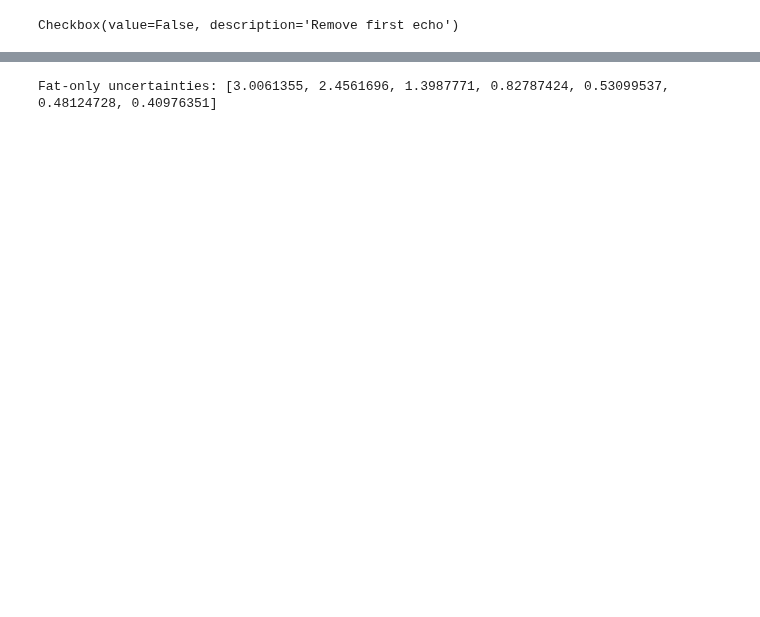
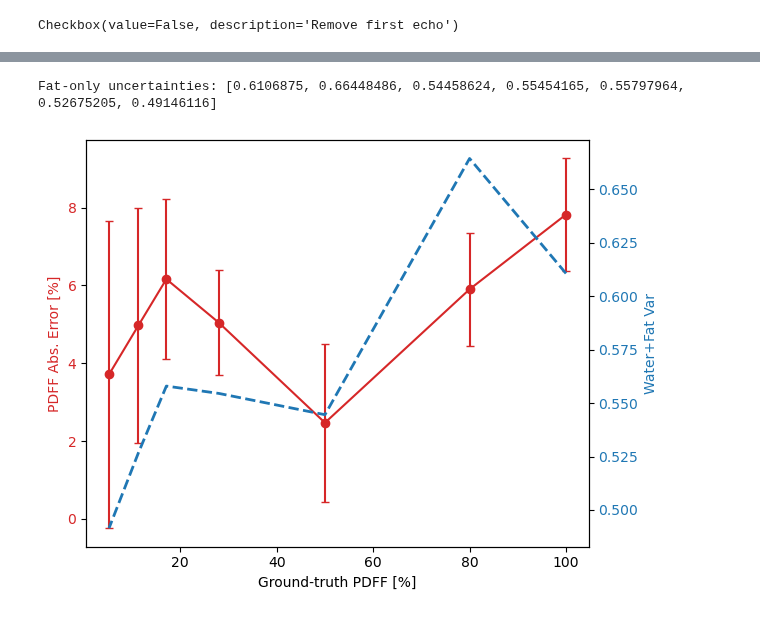
Before and after one commit to jpmeneses/IDEAL-GAN, a Jupyter notebook: ROI_phantom.ipynb, the cells around one changed output, grey strips where cells are left out. Cells and saved outputs as stored; diff of their text form; code cells hidden in the pictures; blank space fills up the shorter version.

```diff
--- a/ROI_phantom.ipynb
+++ b/ROI_phantom.ipynb
@@ -469,5 +469,6 @@ Model result:    0.026823103
 # %%
 PDFF_res_all = list()
+PDFF_iqr_all = list()
 PDFF_gt_all = list()
 rect_hgt,rect_wdt = 13,13
 for k in verts_list:
@@ -483,7 +484,9 @@ for k in verts_list:
     wf_all = wf_aux[r1:r2,c1:c2]
     PDFF_aux = np.where(f_all>=w_all, f_all/wf_all, 1-w_all/wf_all)
     PDFF_res_aux = np.median(PDFF_aux)
+    PDFF_iqr_aux = np.quantile(PDFF_aux,0.75) - np.quantile(PDFF_aux,0.25)
     PDFF_res_all.append(PDFF_res_aux)
+    PDFF_iqr_all.append(PDFF_iqr_aux)
     # PDFF crops - GT magnitude results
     # w_all_gt = testY[(k_prev+4):(k-4):,r1:r2,c1:c2,0]
     # f_all_gt = testY[(k_prev+4):(k-4),r1:r2,c1:c2,1]
@@ -549,12 +553,35 @@ for k in verts_list:
     c1,c2 = left_x,(left_x+rect_wdt)
     # R2* crops - complex model results
     fim_all = f_aux[r1:r2,c1:c2]
+    wuq_all = W_var[r1:r2,c1:c2]
     fuq_all = F_var[r1:r2,c1:c2]
-    fuq_sc_all = fuq_all#/(fim_all**2)
+    wfuq_all = WF_var[r1:r2,c1:c2]
+    fuq_sc_all = wuq_all + fuq_all + 2*wfuq_all #/(fim_all**2)
     fuq_res_aux = np.mean(fuq_sc_all)
     fuq_res_all.append(np.sqrt(fuq_res_aux))
 
 # Display uncertainties
 print('Fat-only uncertainties:',fuq_res_all)
 # %% [output]
-Fat-only uncertainties: [3.0061355, 2.4561696, 1.3987771, 0.82787424, 0.53099537, 0.48124728, 0.40976351]
+Fat-only uncertainties: [0.6106875, 0.66448486, 0.54458624, 0.55454165, 0.55797964, 0.52675205, 0.49146116]
+# %%
+fig, ax1 = plt.subplots()
+
+color = 'tab:red'
+ax1.set_xlabel('Ground-truth PDFF [%]')
+ax1.set_ylabel('PDFF Abs. Error [%]', color=color)
+ax1.errorbar(100.0*np.round(PDFF_gt_all,4), 100.0*np.round(PDFF_err_list,4),
+             100.0*np.round(PDFF_iqr_all,4), marker='o', color=color, capsize=3)
+ax1.tick_params(axis='y', labelcolor=color)
+
+ax2 = ax1.twinx()  # instantiate a second Axes that shares the same x-axis
+
+color = 'tab:blue'
+ax2.set_ylabel('Water+Fat Var', color=color)  # we already handled the x-label with ax1
+ax2.plot(100.0*np.round(PDFF_gt_all,4), fuq_res_all, color=color, linestyle='--', linewidth=2)
+ax2.tick_params(axis='y', labelcolor=color)
+
+fig.tight_layout()  # otherwise the right y-label is slightly clipped
+plt.show()
+# %% [output]
+[figure, added]
```
Also changed, not shown: parts of 10 cells of this notebook.
